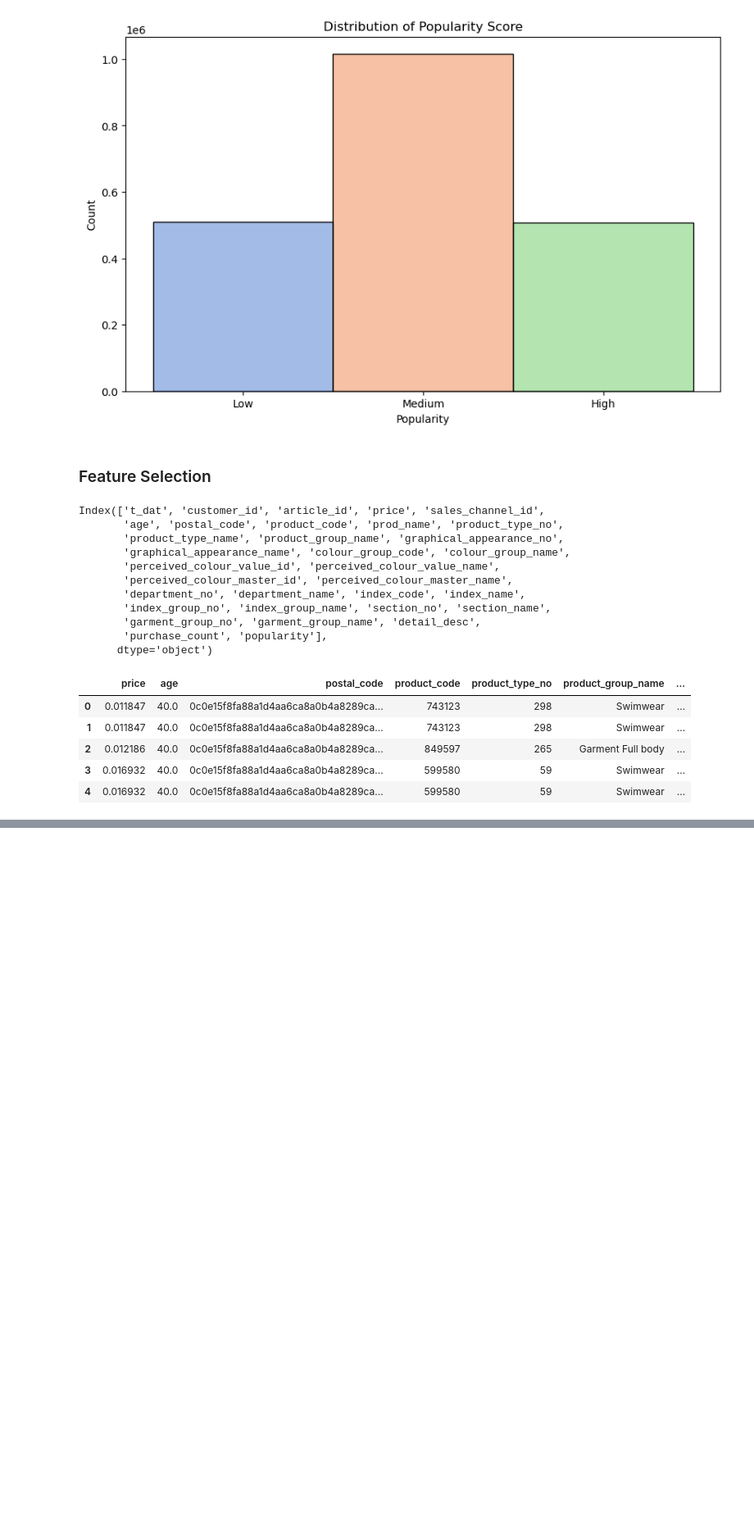
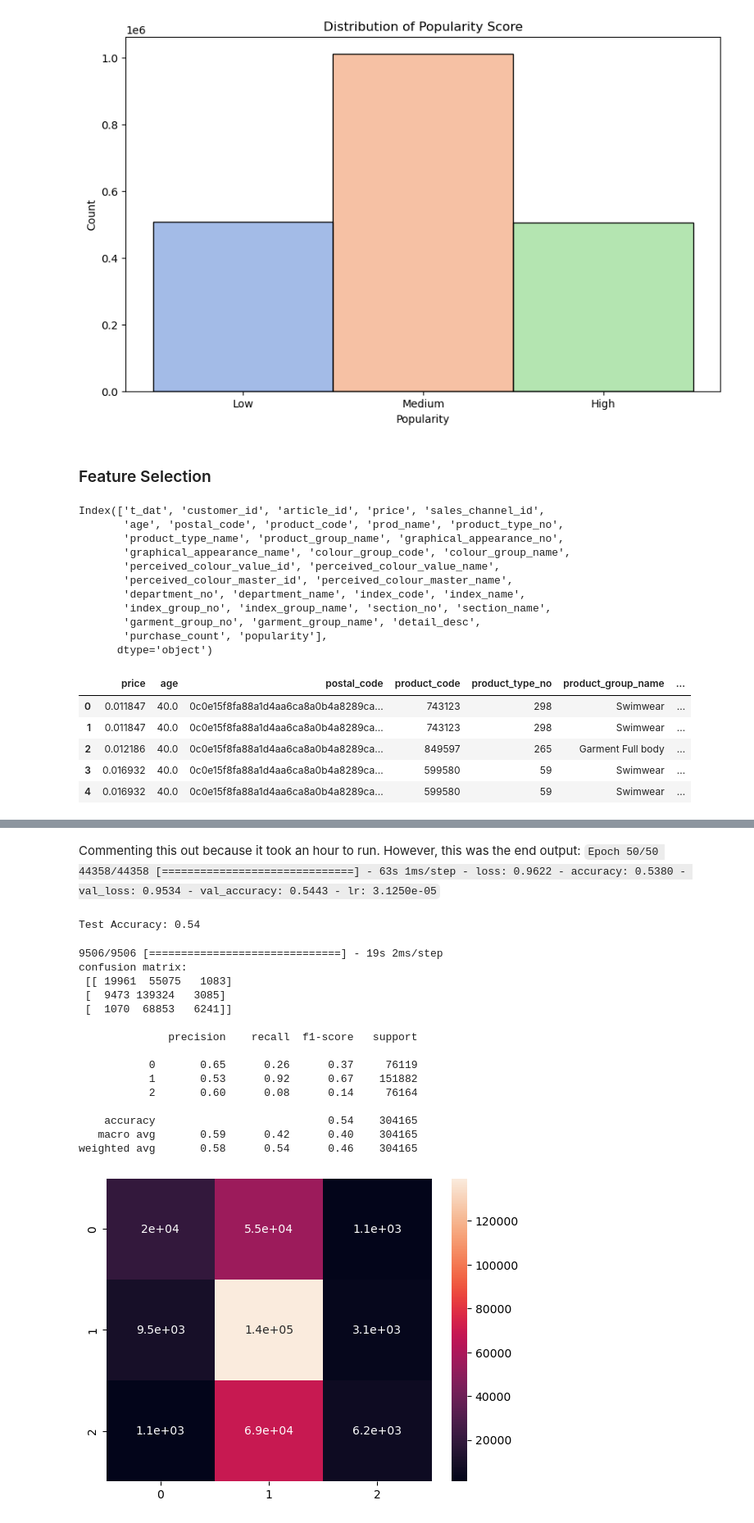
Before and after one commit to anbitasiregar/fashion-recommendations, a Jupyter notebook: notebooks/recommender_system.ipynb, the cells around one changed output, grey strips where cells are left out. Shown at 82% size. Cells and saved outputs as stored; diff of their text form; code cells hidden in the pictures; blank space fills up the shorter version.

```diff
--- a/notebooks/recommender_system.ipynb
+++ b/notebooks/recommender_system.ipynb
@@ -298,0 +271,12 @@ X, y = merged_df.drop(columns=TARGET, axis=1), merged_df[TARGET]
+# %%
+# Split data into training, validation, and test sets
+X_train, X_temp, y_train, y_temp = train_test_split(X, y_onehot, test_size=0.3, random_state=42)
+X_val, X_test, y_val, y_test = train_test_split(X_temp, y_temp, test_size=0.5, random_state=42)
+# %%
+# Number of features after preprocessing
+input_dim = X_train.shape[1]
+
+# Number of classes (low, medium, high)
+output_dim = y_train.shape[1]
+
+input_dim, output_dim
@@ -298,0 +324,17 @@ X, y = merged_df.drop(columns=TARGET, axis=1), merged_df[TARGET]
+# %%
+# Early stopping to prevent overfitting
+early_stopping = EarlyStopping(monitor='val_loss', patience=5, restore_best_weights=True)
+
+# create learning rate scheduler
+lr_scheduler = ReduceLROnPlateau(monitor='val_loss', factor=0.5, patience=3)
+# %%
+# Train the model
+"""
+history = ann_model.fit(
+    X_train, y_train,
+    validation_data=(X_val, y_val),
+    epochs=50,
+    batch_size=32,
+    callbacks=[early_stopping, lr_scheduler]
+)
+"""
@@ -298,0 +359,36 @@ X, y = merged_df.drop(columns=TARGET, axis=1), merged_df[TARGET]
+# %% [markdown]
+Commenting this out because it took an hour to run. However, this was the end output:
+`Epoch 50/50 44358/44358 [==============================] - 63s 1ms/step - loss: 0.9622 - accuracy: 0.5380 - val_loss: 0.9534 - val_accuracy: 0.5443 - lr: 3.1250e-05`
+# %%
+# Evaluate on the test set
+test_loss, test_accuracy = ann_model.evaluate(X_test, y_test, verbose=0)
+print(f"Test Accuracy: {test_accuracy:.2f}")
+# %% [output]
+Test Accuracy: 0.54
+# %%
+# Predict on test data
+y_pred_probs = ann_model.predict(X_test)
+y_pred_classes = np.argmax(y_pred_probs, axis=1)
+
+# Decode the predicted and true labels
+y_test_classes = np.argmax(y_test.values, axis=1)
+
+# Confusion Matrix
+helper.print_confusion_matrix_details(y_test_classes, y_pred_classes)
+# %% [output]
+9506/9506 [==============================] - 19s 2ms/step
+confusion matrix:
+ [[ 19961  55075   1083]
+ [  9473 139324   3085]
+ [  1070  68853   6241]]
+
+              precision    recall  f1-score   support
+
+           0       0.65      0.26      0.37     76119
+           1       0.53      0.92      0.67    151882
+           2       0.60      0.08      0.14     76164
+
+    accuracy                           0.54    304165
+   macro avg       0.59      0.42      0.40    304165
+weighted avg       0.58      0.54      0.46    304165
+[figure, added]
```
Also changed, not shown: parts of 42 cells of this notebook.
